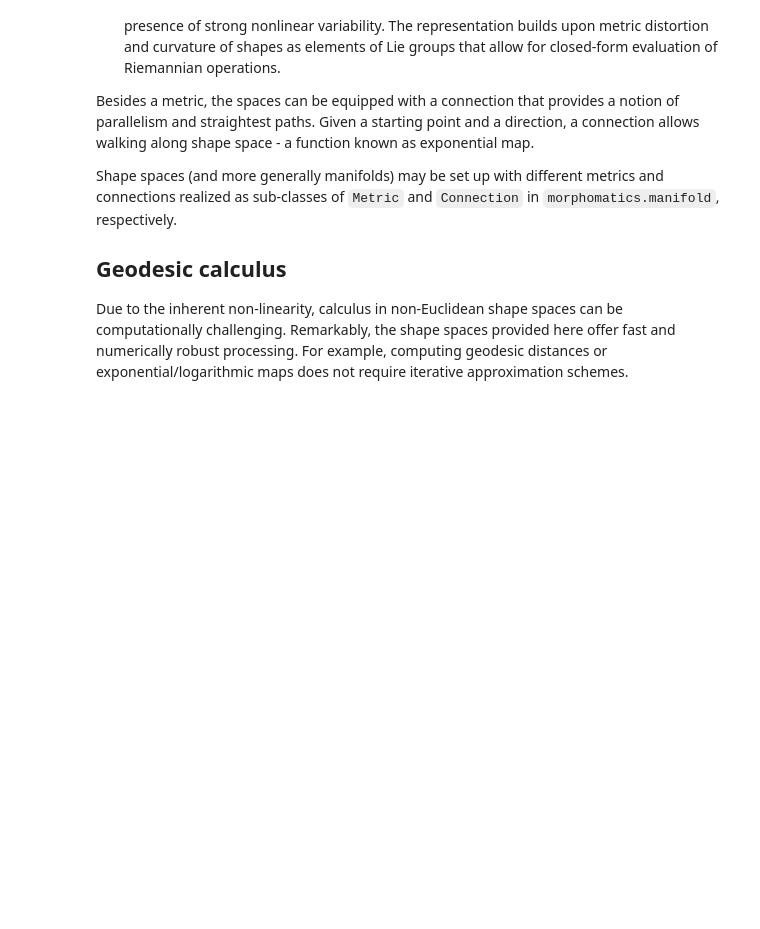
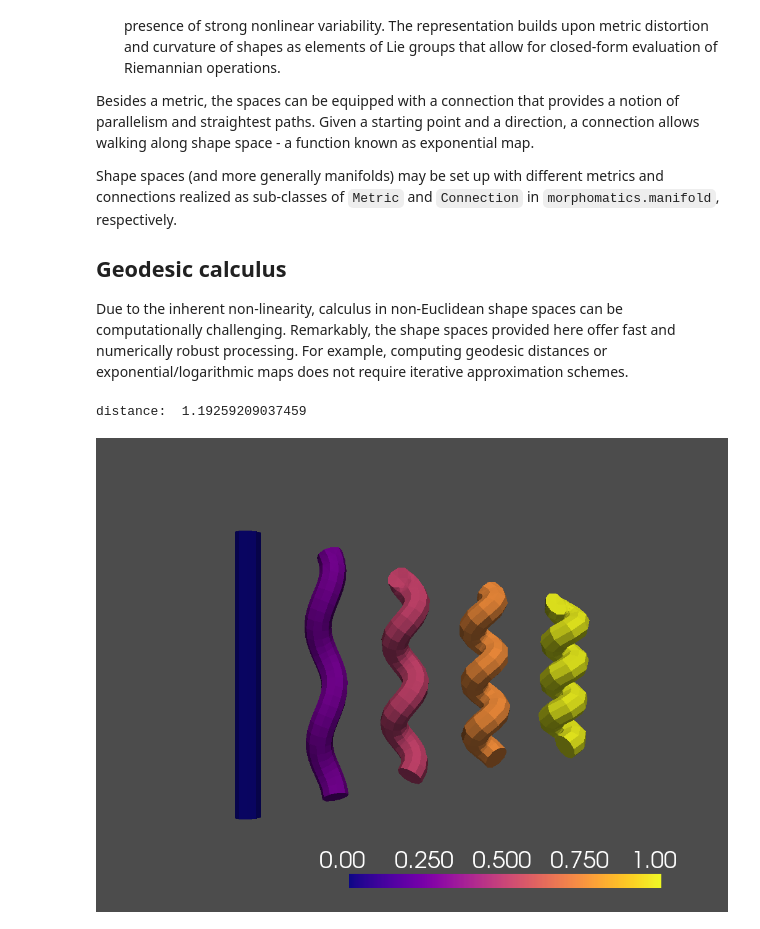
Before and after one commit to morphomatics/morphomatics.github.io, a Jupyter notebook: docs/tutorial_shape_space.ipynb, the cells around one changed output. Drawn from its saved outputs; the diff is of its cells as text; code cells hidden in the pictures; blank space fills up the shorter version.

Commit message:
updated shape space tutorial

```diff
--- a/docs/tutorial_shape_space.ipynb
+++ b/docs/tutorial_shape_space.ipynb
@@ -88,42 +91,52 @@ Remarkably, the shape spaces provided here offer fast and numerically robust pro
 For example, computing geodesic distances or exponential/logarithmic maps does not require iterative approximation schemes.
 # %%
 import pyvista as pv
-from morphomatics.manifold import FundamentalCoords
+from morphomatics.manifold import FundamentalCoords, util
 
 # Read example data
 
-def read(filepath):
-    mesh = pv.read(filepath)
-    return Surface(mesh.points, mesh.faces.reshape(-1, 4)[:, 1:])
+mesh_straight = pv.read('./data/straight.obj')
+mesh_helix = pv.read('./data/helix.obj')
 
-S_straight = read('./data/straight.obj')
-S_helix = read('./data/helix.obj')
+as_surface = lambda mesh: Surface(mesh.points, mesh.faces.reshape(-1, 4)[:, 1:])
+S_straight = as_surface(mesh_straight)
+S_helix = as_surface(mesh_helix)
 
 # Construct shape space
 M = FundamentalCoords(S_straight)
 
 # map surfaces to shape space coordinates
 c_straight = M.to_coords(S_straight.v)
 c_helix = M.to_coords(S_helix.v)
 
 # perform computations, e.g. ...
 
 # ... compute distance
 print('distance: ', M.metric.dist(c_straight, c_helix))
 
 # ... interpolate surfaces (mid-point on geodesic)
 diff = M.connec.log(c_straight, c_helix)
 mean = M.connec.exp(c_straight, 0.5*diff)
 
 # get vertex coordinates of mean
 v = M.from_coords(mean)
 
 # visualize
 pl = pv.Plotter(notebook=True)
-mesh = pv.PolyData(v, np.c_[np.full(len(S_straight.f), 3), S_straight.f])
-pl.add_mesh(mesh)
-pl.reset_camera()
+import matplotlib.pyplot as plt
+cmap = plt.cm.get_cmap("plasma")
+for t in np.linspace(0,1,5):
+     # compute interpolating shape
+     v = M.from_coords(M.connec.exp(c_straight, t*diff))
+     # align and move upwards
+     v = util.align(v, S_straight.v) + t*np.array([0.,0.,10.])
+     # add to plot
+     pl.add_mesh(pv.PolyData(v, mesh_straight.faces), scalars=np.full_like(v[:,0], t), cmap=cmap)
+pl.view_zx()
 pl.show(jupyter_backend='static')
+# %% [output]
+distance:  1.19259209037459
+[figure, added]
 # %%
 """ Client-side rendering with `ipygany` and `ipywidgets` for interaction. """
 
```
Also changed, not shown: parts of 2 cells of this notebook.
